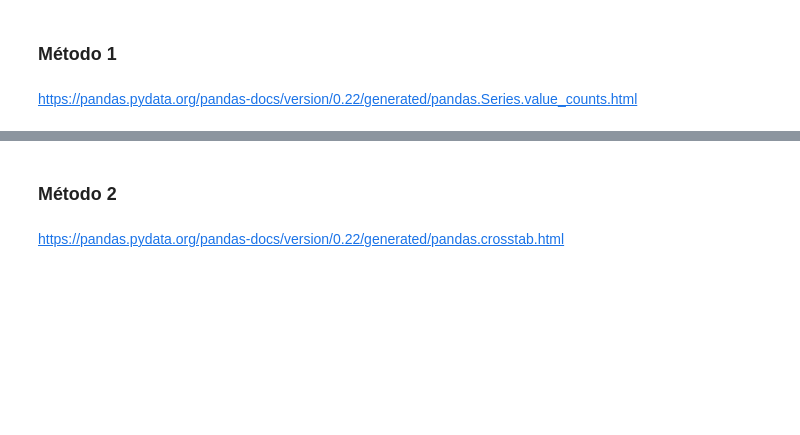
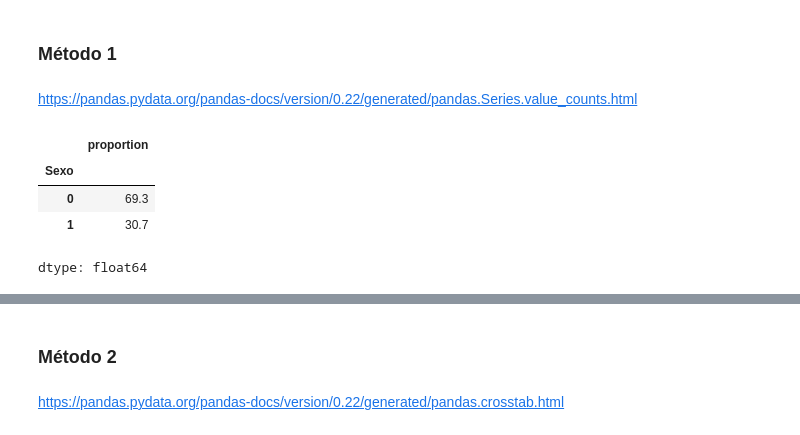
Before and after one commit to MadridVP/Juego-Amigo-Secreto, a Jupyter notebook: Curso_de_Estadística_con_Python_1.ipynb, the cells around one changed output, grey strips where cells are left out. Cells and saved outputs as stored; diff of their text form; code cells hidden in the pictures; blank space fills up the shorter version.

```diff
--- a/Curso_de_Estadística_con_Python_1.ipynb
+++ b/Curso_de_Estadística_con_Python_1.ipynb
@@ -202,3 +218,11 @@ El primer paso en un análisis es conocer el comportamiento de las variables inv
 ### Método 1
 # %% [markdown]
 https://pandas.pydata.org/pandas-docs/version/0.22/generated/pandas.Series.value_counts.html
+# %%
+datos.Sexo.value_counts(normalize=True).round(4)*100
+# %% [output]
+|  | proportion |
+| Sexo |  |
+| 0 | 69.3 |
+| 1 | 30.7 |
+dtype: float64
```
Also changed, not shown: parts of 16 cells of this notebook.
